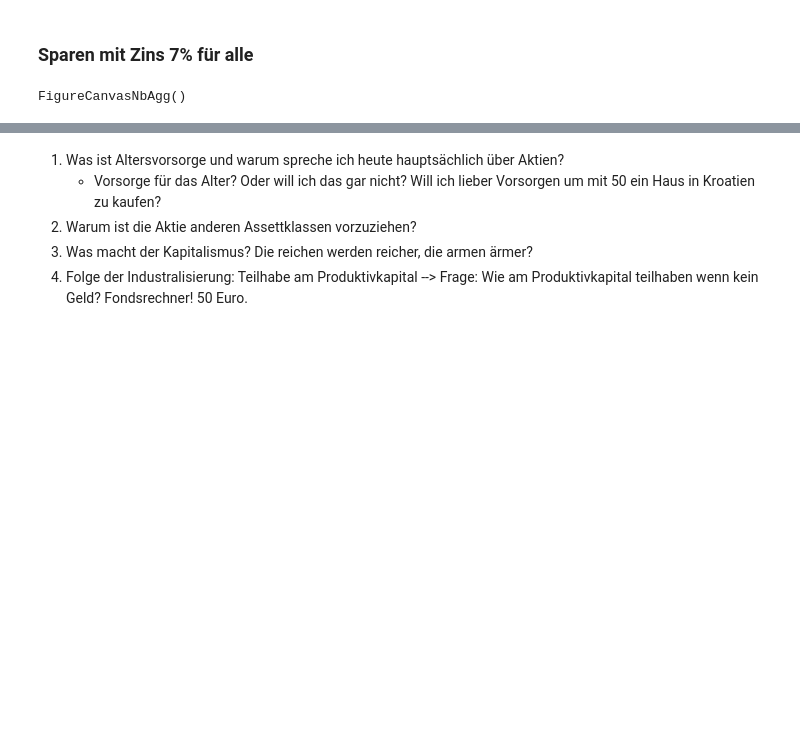
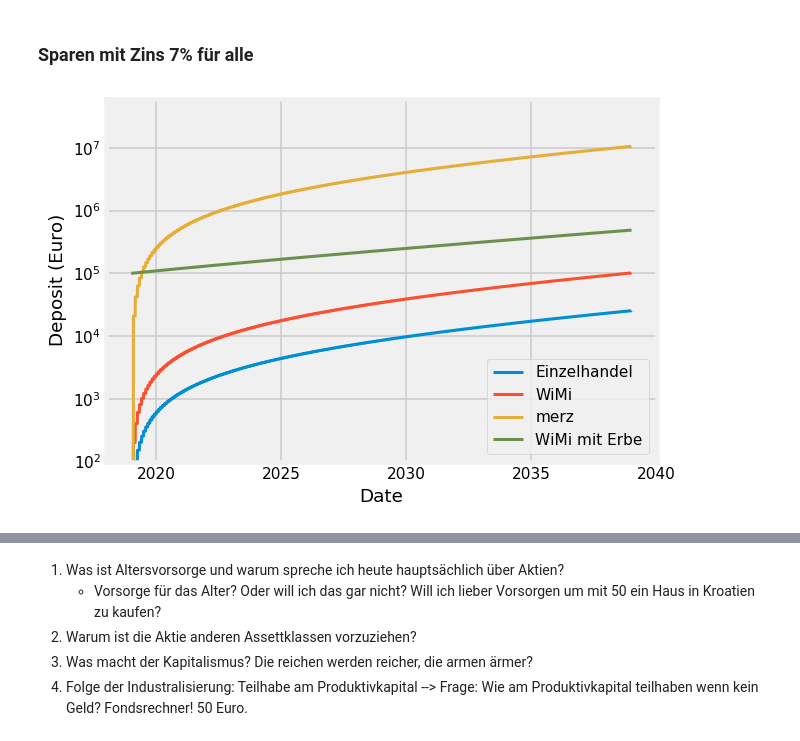
Before and after one commit to karpatenhuhn/Stock-market-calculations-with-python, a Jupyter notebook: 35C3_WorkshopFinance_Franz.ipynb, the cells around one changed output, grey strips where cells are left out. Cells and saved outputs as stored; diff of their text form; code cells hidden in the pictures; blank space fills up the shorter version.

```diff
--- a/35C3_WorkshopFinance_Franz.ipynb
+++ b/35C3_WorkshopFinance_Franz.ipynb
@@ -456,13 +454,14 @@ merz7.calc_interest()
 # %%
 fig = plt.figure(num="deposit with 7% interest for all")
 einzelhandel7.df.value.plot(label="Einzelhandel")
 wiss7.df.value.plot(label="WiMi")
 merz7.df.value.plot(label="merz")
 wiss_mit_erbe7.df.value.plot(label="WiMi mit Erbe")
 plt.ylabel("Deposit (Euro)")
 plt.xlabel("Date")
-plt.ylim(-0.1e7,1.5e7)
+plt.ylim(100,6e7)
+plt.yscale("log")
 plt.legend()
 plt.tight_layout()
 # %% [output]
-FigureCanvasNbAgg()
+[figure, added]
```
Also changed, not shown: parts of 28 cells of this notebook.
